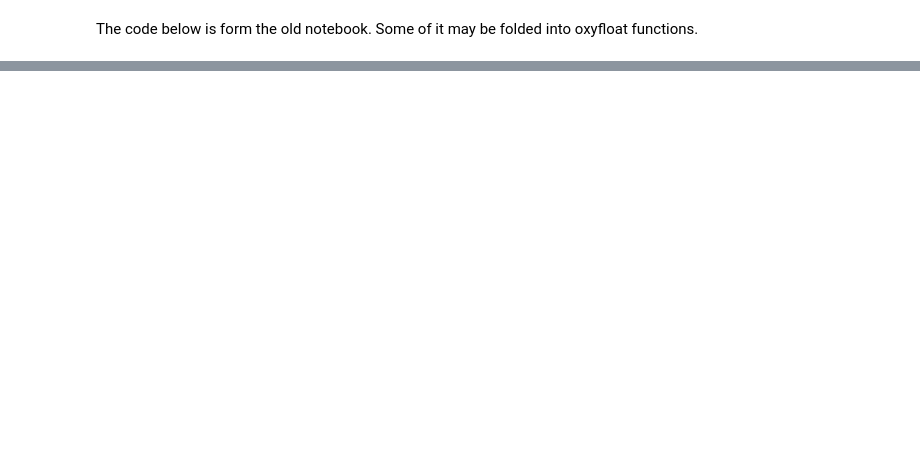
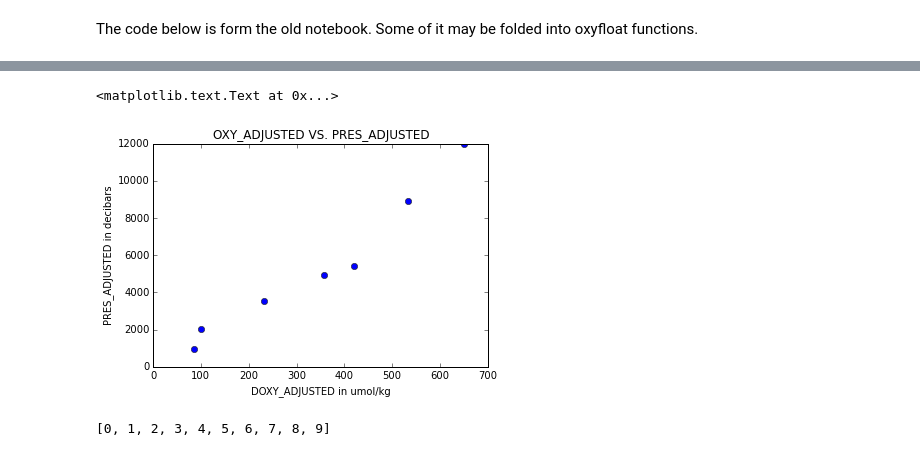
Before and after one commit to biofloat/biofloat, a Jupyter notebook: o2_data_correction.ipynb, the cells around one changed output, grey strips where cells are left out. Saved outputs shown, nothing was run; the diff lists cells and outputs as text; code cells hidden in the pictures; blank space fills up the shorter version.

```diff
--- a/o2_data_correction.ipynb
+++ b/o2_data_correction.ipynb
@@ -66,0 +147,13 @@ def dens_formula(p , t , s):
+# %%
+oxy = array([650. , 532.1 , 420.9 , 357.43 , 231.2 , 101.1 , 85.4])
+
+
+pres = array([12000. , 8943.32 , 5421.8 , 4932.7 , 3547.19 , 2017.69 , 958.3])
+# %%
+plot(oxy , pres , 'o')
+title('OXY_ADJUSTED VS. PRES_ADJUSTED')
+xlabel('DOXY_ADJUSTED in umol/kg')
+ylabel('PRES_ADJUSTED in decibars')
+# %% [output]
+<matplotlib.text.Text at 0x...>
+[figure, added]
@@ -66,0 +167,4 @@ def dens_formula(p , t , s):
+# %%
+print y
+# %% [output]
+[0, 1, 2, 3, 4, 5, 6, 7, 8, 9]
```
Also changed, not shown: parts of 24 cells of this notebook.
